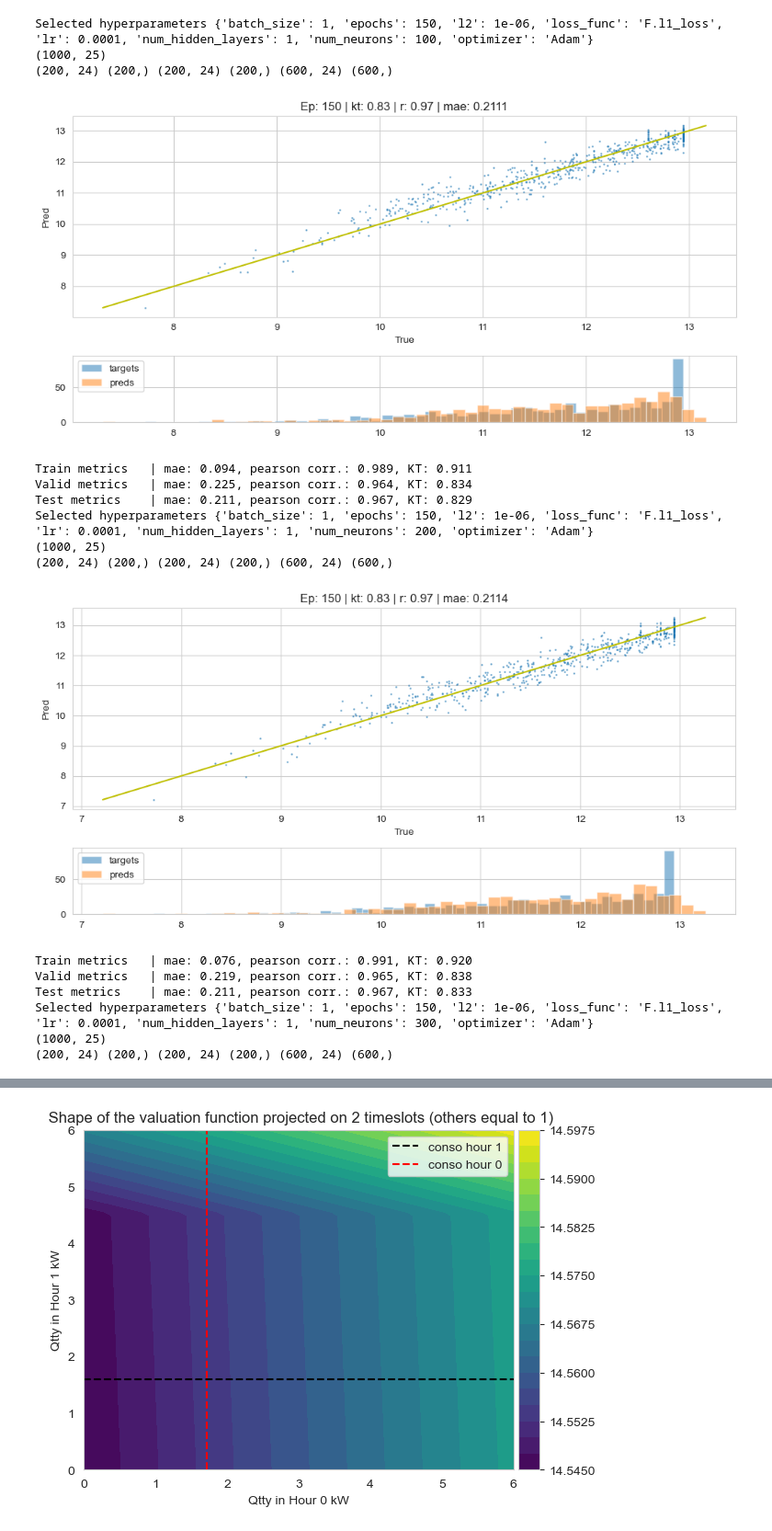
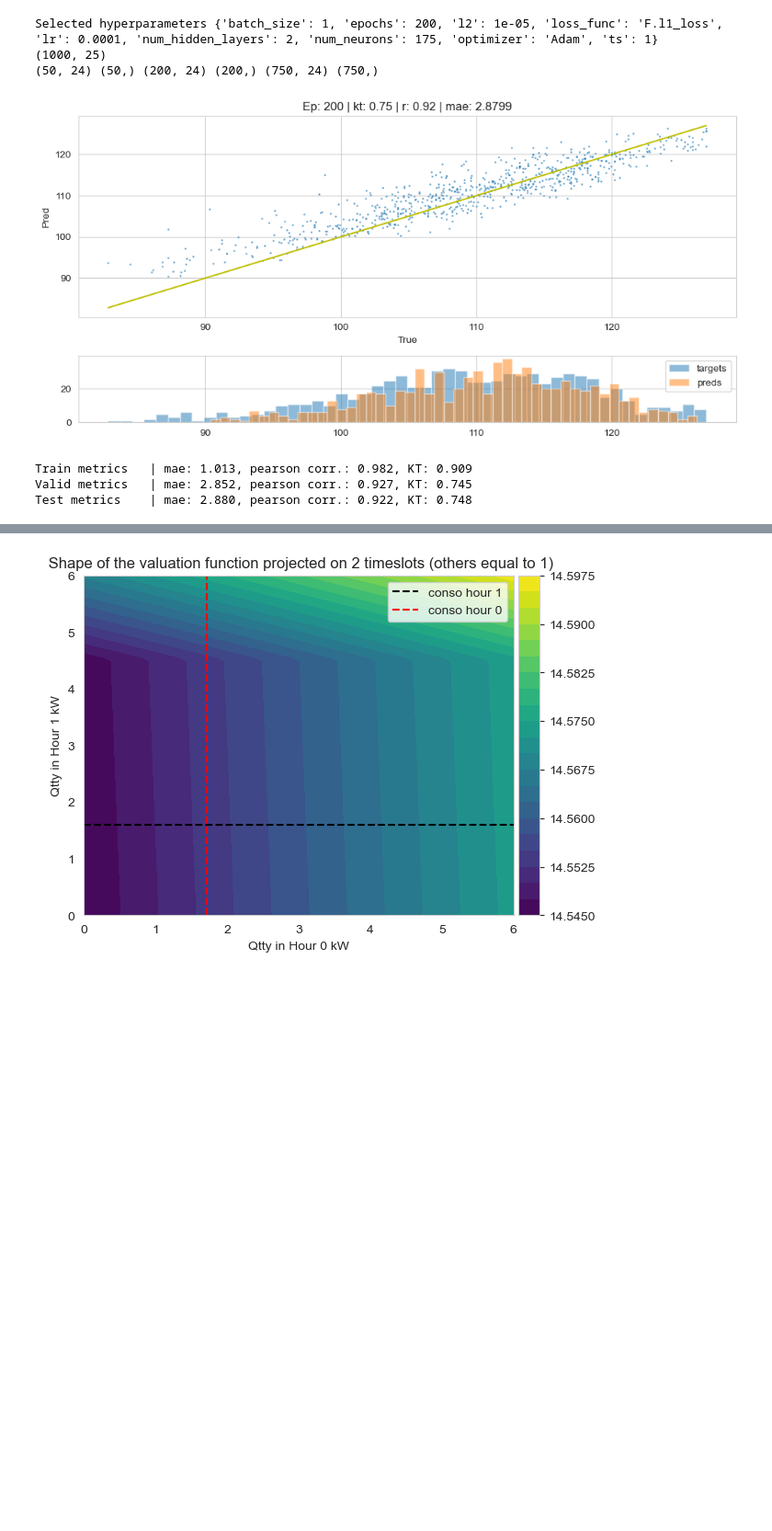
Before and after one commit to paplessix/MLICA-for-elec, a Jupyter notebook: use_case/Grid_search.ipynb, the cells around one changed output, grey strips where cells are left out. Shown at 92% size. Saved outputs shown, nothing was run; the diff lists cells and outputs as text; code cells hidden in the pictures; blank space fills up the shorter version.

```diff
--- a/use_case/Grid_search.ipynb
+++ b/use_case/Grid_search.ipynb
@@ -18,7 +18,7 @@ def evaluate_network(cfg: dict, seed: int, MicroGrid_instance: str, bidder_id: s
         layer_type=layer_type, batch_size=cfg['batch_size'], num_hidden_layers=cfg['num_hidden_layers'],
         num_hidden_units=int(max(1, np.round(cfg['num_neurons'] / cfg['num_hidden_layers']))), l2=cfg['l2'],
         lr=cfg['lr'], normalize_factor=normalize_factor, optimizer=cfg['optimizer'], num_train_data=num_train_data,
-        eval_test=True, epochs=cfg['epochs'], loss_func=cfg['loss_func'], normalize=normalize, save_datasets=False, log_path="logs")
+        eval_test=True, epochs=cfg['epochs'], loss_func=cfg['loss_func'], normalize=normalize, save_datasets=False, log_path="logs", ts = cfg["ts"])
 # %%
 %matplotlib inline
 print("Start loading household profiles")
@@ -93,16 +90,16 @@ Test metrics    | pearson corr.: 0.171, KT: 0.100
 %matplotlib inline
 import itertools as iter
 lr_min, lr_max = 0.00005,0.0005
-num_hidden_layers_min,num_hidden_layers_max =1,3
-num_neurons_min, num_neurons_max = 100,300
-epochs_min, epochs_max = 150,150
-penal_min, penal_max= 1e-6,1e-6
+num_hidden_layers_min,num_hidden_layers_max= 2,3
+num_neurons_min, num_neurons_max = 175,300
+epochs_min, epochs_max = 200,200
+penal_min, penal_max= 1e-5,1e-5
 batch_size_min, batch_size_max = 1,4
 normalize_factor = 1
 
 lr_range = np.linspace(lr_min, lr_max, 1)
 num_hidden_layers_range = np.linspace(num_hidden_layers_min, num_hidden_layers_max, 1, dtype = int)
-num_neurons_range = np.linspace(num_neurons_min, num_neurons_max, 3, dtype = int)
+num_neurons_range = np.linspace(num_neurons_min, num_neurons_max, 1, dtype = int)
 epochs_range = np.linspace(epochs_min, epochs_max, 1, dtype = int)
 batch_size_range = np.linspace(batch_size_min, batch_size_max, 1, dtype = int)
 penal_range = np.linspace(penal_min, penal_max, 1)
@@ -112,48 +109,38 @@ def grid_search(lr_range, num_hidden_layers_range, num_neurons_range, epochs_ran
     best_result = (np.inf,None,None)
     for lr, num_hidden_layers, num_neurons, epochs, batch_size, penalty in iter.product(lr_range,num_hidden_layers_range,num_neurons_range,epochs_range,batch_size_range, penal_range):
         config_dict = {"batch_size": 1,
             "epochs":epochs,
             "l2": penalty,
             "loss_func": "F.l1_loss",
             "lr": 0.0001,
             "num_hidden_layers":num_hidden_layers,
             "num_neurons": num_neurons,
-            "optimizer": "Adam"
+            "optimizer": "Adam", "ts":1
         }
         print('Selected hyperparameters', config_dict)
         model, logs = evaluate_network(
                             config_dict, seed=0, MicroGrid_instance=MG, bidder_id=1,
-                            num_train_data=200,layer_type="CALayerReLUProjected",
+                            num_train_data=30,layer_type="CALayerReLUProjected",
                             normalize=True,
                             normalize_factor= normalize_factor)
         train_logs = logs['metrics']['train'][config_dict['epochs']]
         val_logs = logs['metrics']['val'][config_dict['epochs']]
         test_logs = logs['metrics']['test'][config_dict['epochs']]
         print('Train metrics \t| mae: {:.3f}, pearson corr.: {:.3f}, KT: {:.3f}'.format(train_logs['mae'], train_logs['r'], train_logs['kendall_tau']))
         print('Valid metrics \t| mae: {:.3f}, pearson corr.: {:.3f}, KT: {:.3f}'.format(val_logs['mae'], val_logs['r'], val_logs['kendall_tau']))
         print('Test metrics \t| mae: {:.3f}, pearson corr.: {:.3f}, KT: {:.3f}'.format(test_logs['mae'], test_logs['r'], test_logs['kendall_tau']))
         if test_logs['mae'] < best_result[0]:
             best_result = (test_logs['mae'], config_dict, model)
         results.append((config_dict, train_logs, val_logs, test_logs))
     return results, best_result
 
 
 results, best_result = grid_search(lr_range, num_hidden_layers_range, num_neurons_range, epochs_range, batch_size_range, penal_range)
 # %% [output]
-Selected hyperparameters {'batch_size': 1, 'epochs': 150, 'l2': 1e-06, 'loss_func': 'F.l1_loss', 'lr': 0.0001, 'num_hidden_layers': 1, 'num_neurons': 100, 'optimizer': 'Adam'}
+Selected hyperparameters {'batch_size': 1, 'epochs': 200, 'l2': 1e-05, 'loss_func': 'F.l1_loss', 'lr': 0.0001, 'num_hidden_layers': 2, 'num_neurons': 175, 'optimizer': 'Adam', 'ts': 1}
 (1000, 25)
-(200, 24) (200,) (200, 24) (200,) (600, 24) (600,)
+(50, 24) (50,) (200, 24) (200,) (750, 24) (750,)
-[figure, old version]
+[figure, new version]
-Train metrics   | mae: 0.094, pearson corr.: 0.989, KT: 0.911
-Valid metrics   | mae: 0.225, pearson corr.: 0.964, KT: 0.834
-Test metrics    | mae: 0.211, pearson corr.: 0.967, KT: 0.829
-Selected hyperparameters {'batch_size': 1, 'epochs': 150, 'l2': 1e-06, 'loss_func': 'F.l1_loss', 'lr': 0.0001, 'num_hidden_layers': 1, 'num_neurons': 200, 'optimizer': 'Adam'}
-(1000, 25)
-(200, 24) (200,) (200, 24) (200,) (600, 24) (600,)
+Train metrics   | mae: 1.013, pearson corr.: 0.982, KT: 0.909
+Valid metrics   | mae: 2.852, pearson corr.: 0.927, KT: 0.745
+Test metrics    | mae: 2.880, pearson corr.: 0.922, KT: 0.748
-[figure, removed]
-Train metrics   | mae: 0.076, pearson corr.: 0.991, KT: 0.920
-Valid metrics   | mae: 0.219, pearson corr.: 0.965, KT: 0.838
-Test metrics    | mae: 0.211, pearson corr.: 0.967, KT: 0.833
-Selected hyperparameters {'batch_size': 1, 'epochs': 150, 'l2': 1e-06, 'loss_func': 'F.l1_loss', 'lr': 0.0001, 'num_hidden_layers': 1, 'num_neurons': 300, 'optimizer': 'Adam'}
-(1000, 25)
-(200, 24) (200,) (200, 24) (200,) (600, 24) (600,)
```
Also changed, not shown: parts of 5 cells of this notebook, 8 other files.
